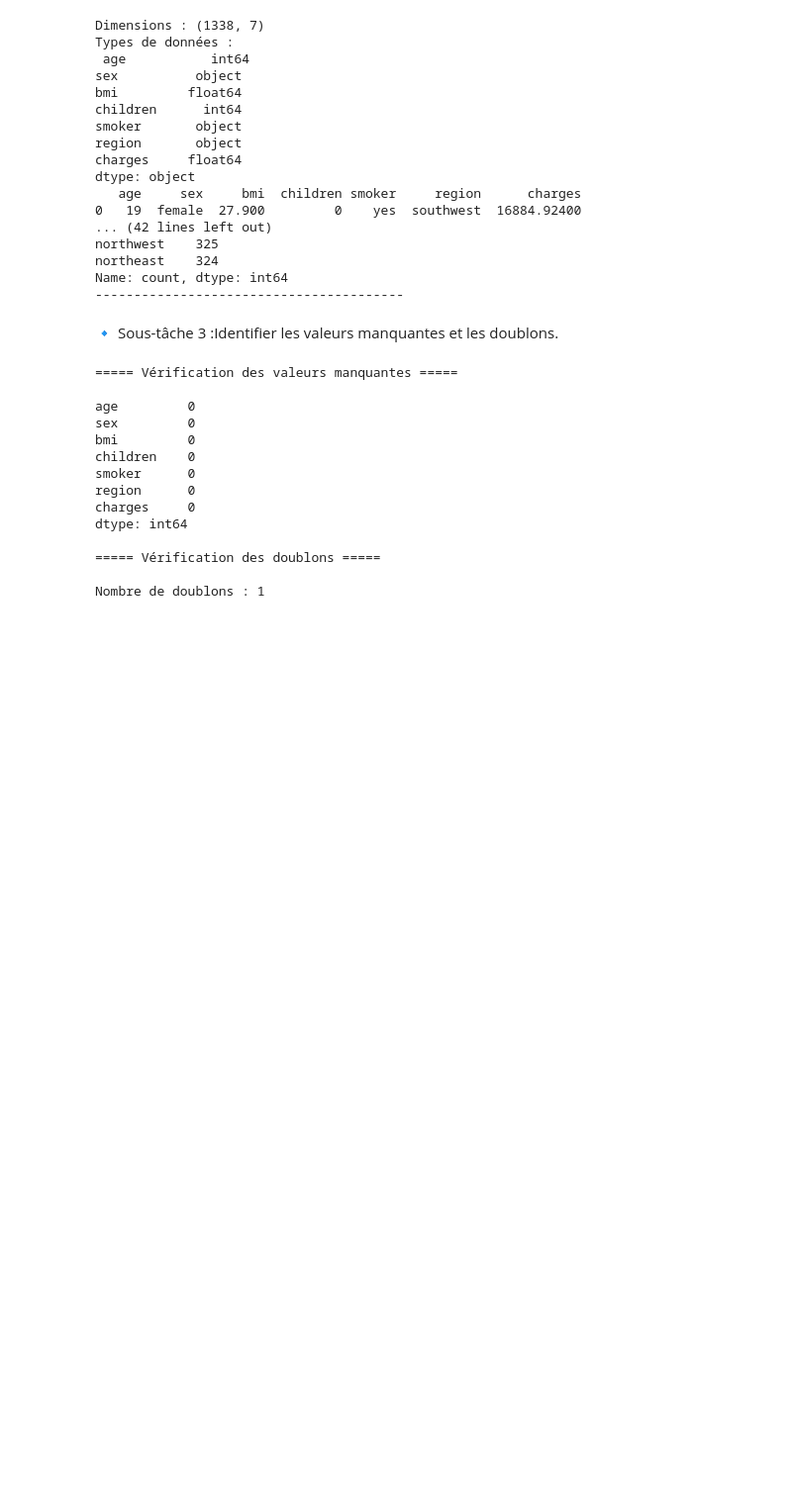
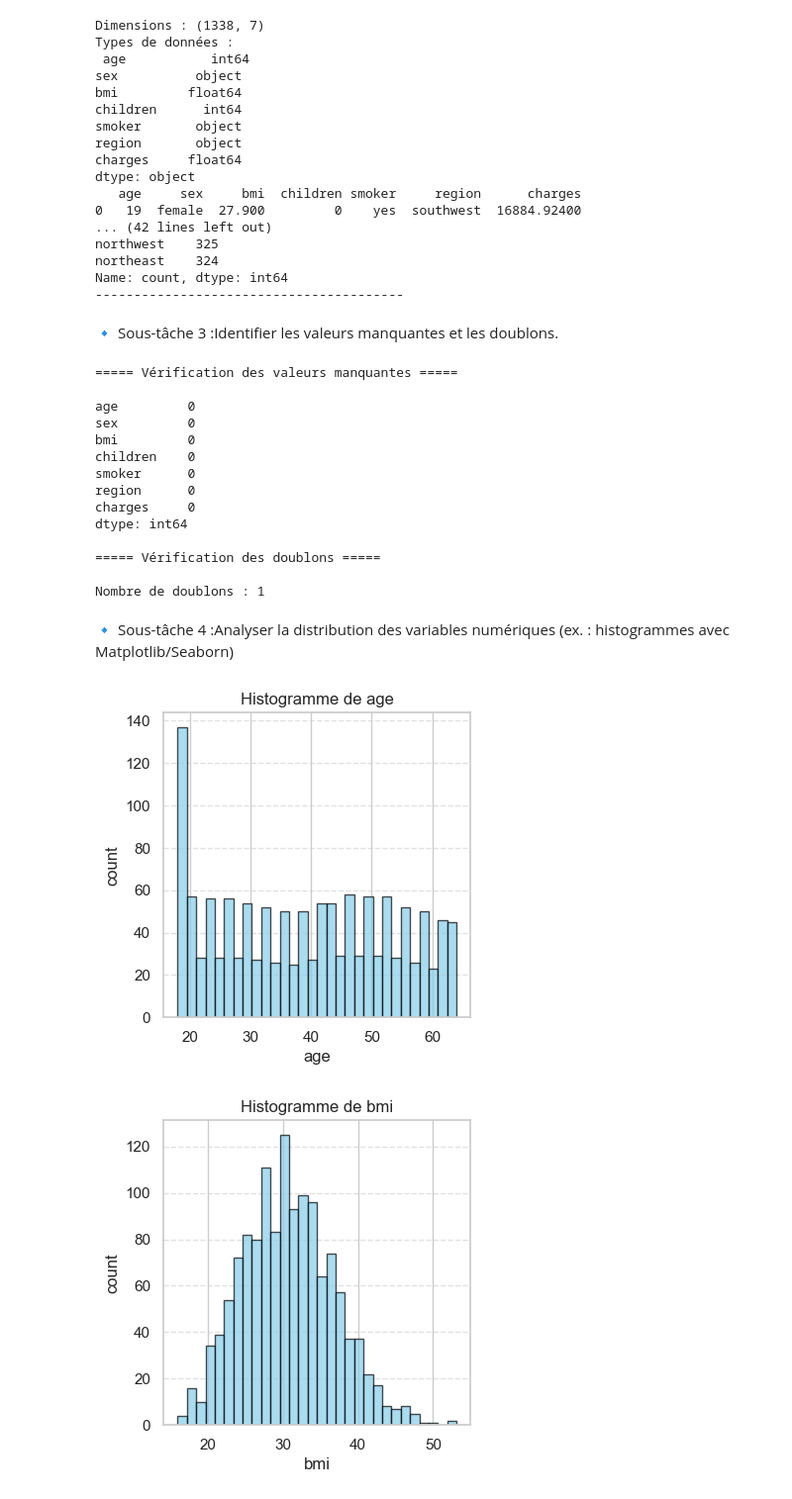
Before and after one commit to BouizmouneSalma/PCDM, a Jupyter notebook: Pcdm.ipynb, the cells around one changed output. Shown: that part at 99% size. Cells and saved outputs as stored; diff of their text form; code cells hidden in the pictures; blank space fills up the shorter version.

```diff
--- a/Pcdm.ipynb
+++ b/Pcdm.ipynb
@@ -139,3 +139,19 @@ dtype: int64
 ===== Vérification des doublons =====
 
 Nombre de doublons : 1
+# %% [markdown]
+🔹 Sous-tâche 4  :Analyser la distribution des variables numériques (ex. : histogrammes avec Matplotlib/Seaborn)
+# %%
+numeric_cols = df.select_dtypes(include=["int64", "float64"]).columns
+
+for col in numeric_cols:
+    plt.figure(figsize=(4,4))
+    plt.hist(df[col].dropna(), bins=30, color="skyblue", edgecolor="black", alpha=0.7)
+    plt.title(f"Histogramme de {col}")
+    plt.xlabel(col)
+    plt.ylabel("count")
+    plt.grid(axis="y", linestyle="--", alpha=0.6)
+    plt.show()
+# %% [output]
+[figure, added]
+[figure, added]
```
Also changed, not shown: parts of 1 cell of this notebook.
